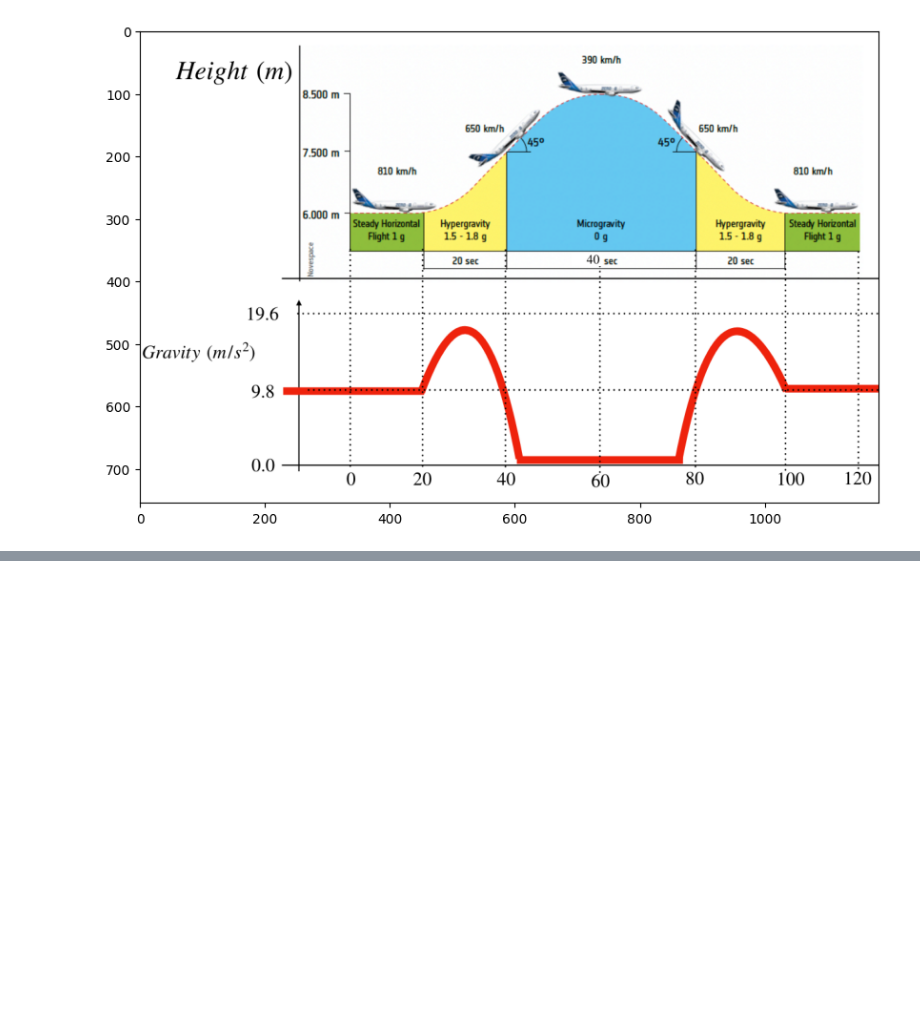
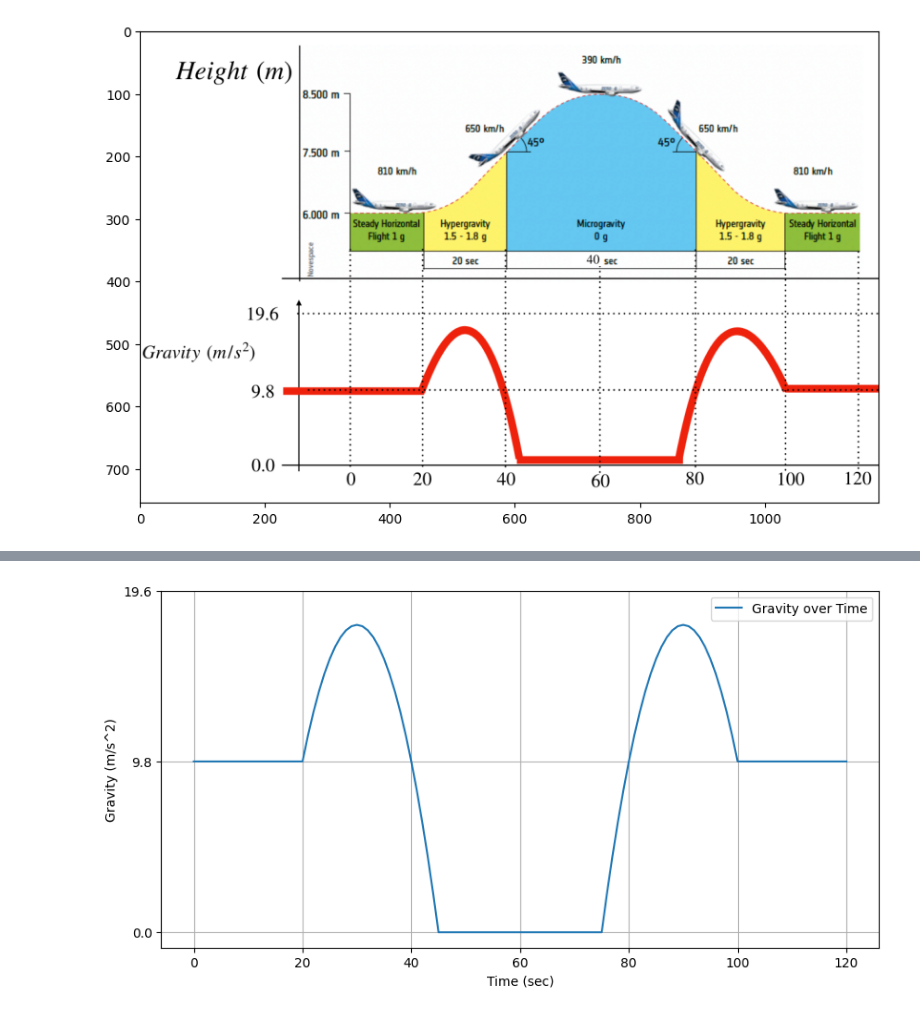
Before and after one commit to faransansj/Assignment_archive, a Jupyter notebook: 전산물리학/mid-tern exam/mid-tern_2024.ipynb, the cells around one changed output, grey strips where cells are left out. Saved outputs shown, nothing was run; the diff lists cells and outputs as text; code cells hidden in the pictures; blank space fills up the shorter version.

Commit message:
modified:   "add gravity of time equation"

```diff
--- a/전산물리학/mid-tern exam/mid-tern_2024.ipynb
+++ b/전산물리학/mid-tern exam/mid-tern_2024.ipynb
@@ -131,0 +110,42 @@ Hello from the pygame community. https://www.pygame.org/contribute.html
+# %%
+import matplotlib.pyplot as plt
+import numpy as np
+
+# Earth's gravity
+g = 9.8
+
+# Define the airplane's gravity function
+def cal_hypergravity(time, g):
+    val = -0.008 * time**2 + 0.48 * time - 5.4
+    return g * val
+
+def airplane_gravity(time, g):
+    if time < 20:
+        return g
+    elif 20 <= time < 45:
+        return cal_hypergravity(time, g)
+    elif 40 <= time < 75:
+        return 0
+    elif 75 <= time < 100:
+        return cal_hypergravity(time-60, g)
+    elif 100 <= time <= 120:
+        return g
+
+# Time range from 0 to 120
+time_values = np.arange(0, 121)
+gravity_values = [airplane_gravity(t, g) for t in time_values]
+
+# Plotting the graph
+plt.figure(figsize=(10,5))
+plt.plot(time_values, gravity_values, label='Gravity over Time')
+y_ticks = np.arange(0, max(gravity_values) + g, g)
+plt.yticks(y_ticks)
+
+plt.xlabel('Time (sec)')
+plt.ylabel('Gravity (m/s^2)')
+
+plt.grid(True)
+plt.legend()
+plt.show()
+# %% [output]
+[figure, added]
```
Also changed, not shown: parts of 2 cells of this notebook.
